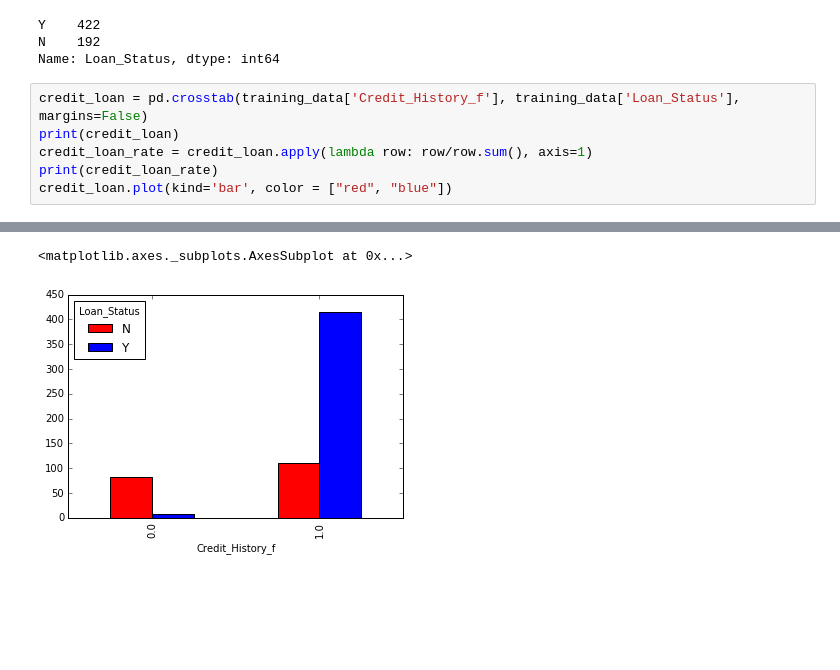
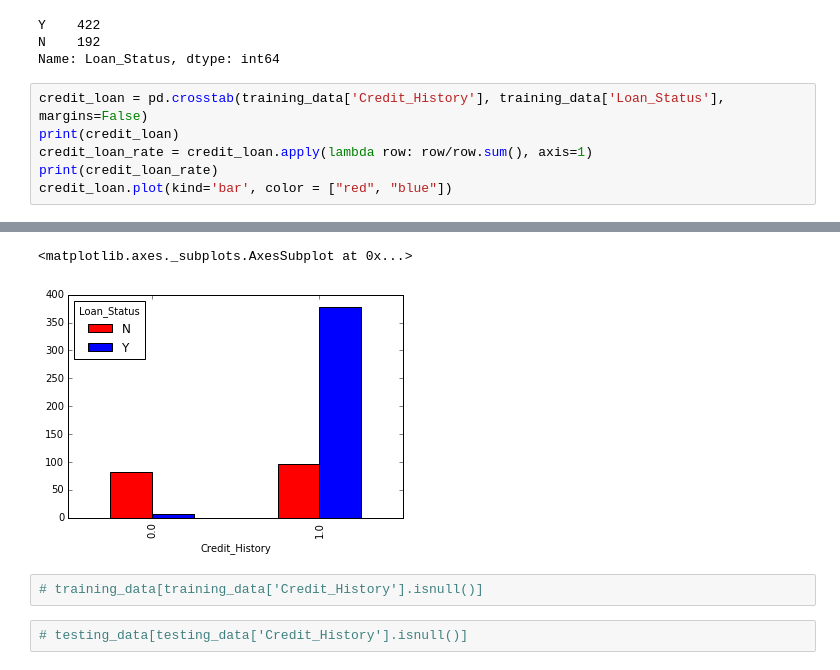
Before and after one commit to Zhenxingzhang/AnalyticsVidhya, a Jupyter notebook: LoanPrediction/notebooks/Loan_Prediction_Explore.ipynb, the cells around one changed output, grey strips where cells are left out. Saved outputs shown, nothing was run; the diff lists cells and outputs as text; blank space fills up the shorter version.

Commit message:
Update loan prediction notebook

```diff
--- a/LoanPrediction/notebooks/Loan_Prediction_Explore.ipynb
+++ b/LoanPrediction/notebooks/Loan_Prediction_Explore.ipynb
@@ -109,7 +98,7 @@ Y    422
 N    192
 Name: Loan_Status, dtype: int64
 # %%
-credit_loan = pd.crosstab(training_data['Credit_History_f'], training_data['Loan_Status'], margins=False)
+credit_loan = pd.crosstab(training_data['Credit_History'], training_data['Loan_Status'], margins=False)
 print(credit_loan)
 credit_loan_rate = credit_loan.apply(lambda row: row/row.sum(), axis=1)
 print(credit_loan_rate)
@@ -126,2 +115,6 @@ Credit_History_f
 <matplotlib.axes._subplots.AxesSubplot at 0x...>
-[figure, old version]
+[figure, new version]
+# %%
+# training_data[training_data['Credit_History'].isnull()]
+# %%
+# testing_data[testing_data['Credit_History'].isnull()]
```
Also changed, not shown: parts of 22 cells of this notebook.
